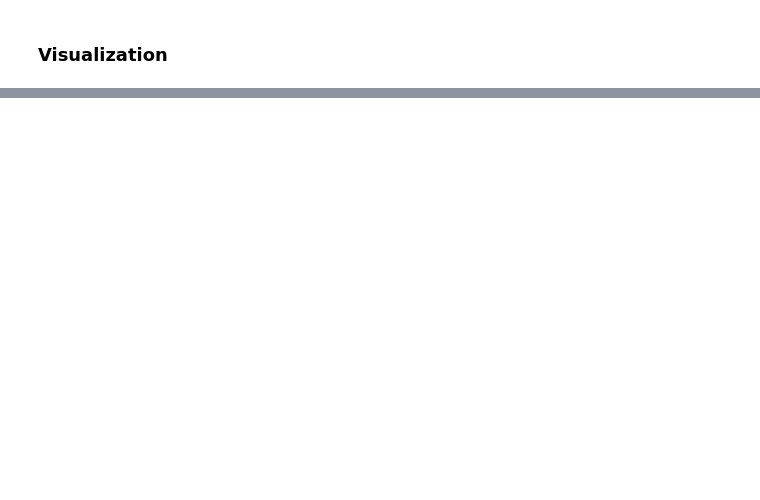
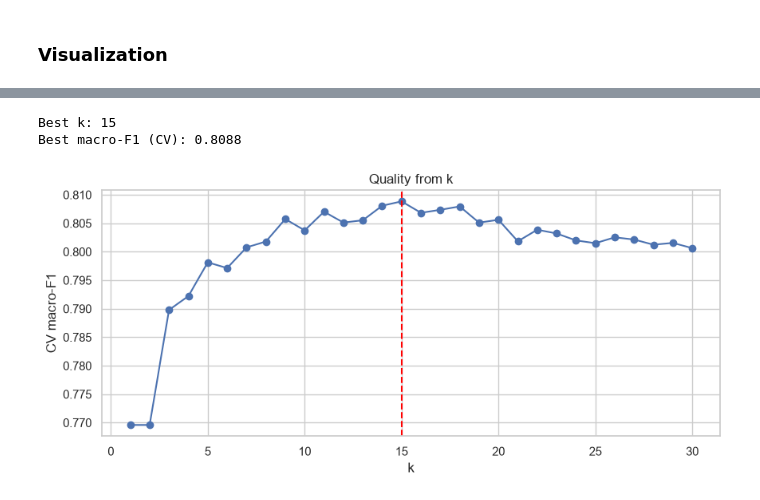
Before and after one commit to Akarfire/Machine-Learning-Course, a Jupyter notebook: Source/CodeNotebook.ipynb, the cells around one changed output, grey strips where cells are left out. Cells and saved outputs as stored; diff of their text form; code cells hidden in the pictures; blank space fills up the shorter version.

```diff
--- a/Source/CodeNotebook.ipynb
+++ b/Source/CodeNotebook.ipynb
@@ -82,0 +360,22 @@ pd.DataFrame(pairs, columns=["col1", "col2", "corr"]).sort_values("corr", key=ab
+# %%
+param_grid = {"n_neighbors": list(range(1, 31))}
+grid = GridSearchCV(
+    KNeighborsClassifier(weights="distance", n_jobs=-1),
+    param_grid, cv=5, scoring="f1_macro", n_jobs=-1
+)
+grid.fit(X_train_scaled, y_train)
+
+print("Best k:", grid.best_params_["n_neighbors"])
+print("Best macro-F1 (CV):", round(grid.best_score_, 4))
+
+ks = param_grid["n_neighbors"]
+accs = [grid.cv_results_["mean_test_score"][i] for i in range(len(ks))]
+plt.figure(figsize=(10, 4))
+plt.plot(ks, accs, marker="o")
+plt.xlabel("k"); plt.ylabel("CV macro-F1"); plt.title("Quality from k")
+plt.axvline(grid.best_params_["n_neighbors"], color="red", ls="--")
+plt.show()
+# %% [output]
+Best k: 15
+Best macro-F1 (CV): 0.8088
+[figure, added]
```
Also changed, not shown: parts of 32 cells of this notebook.
